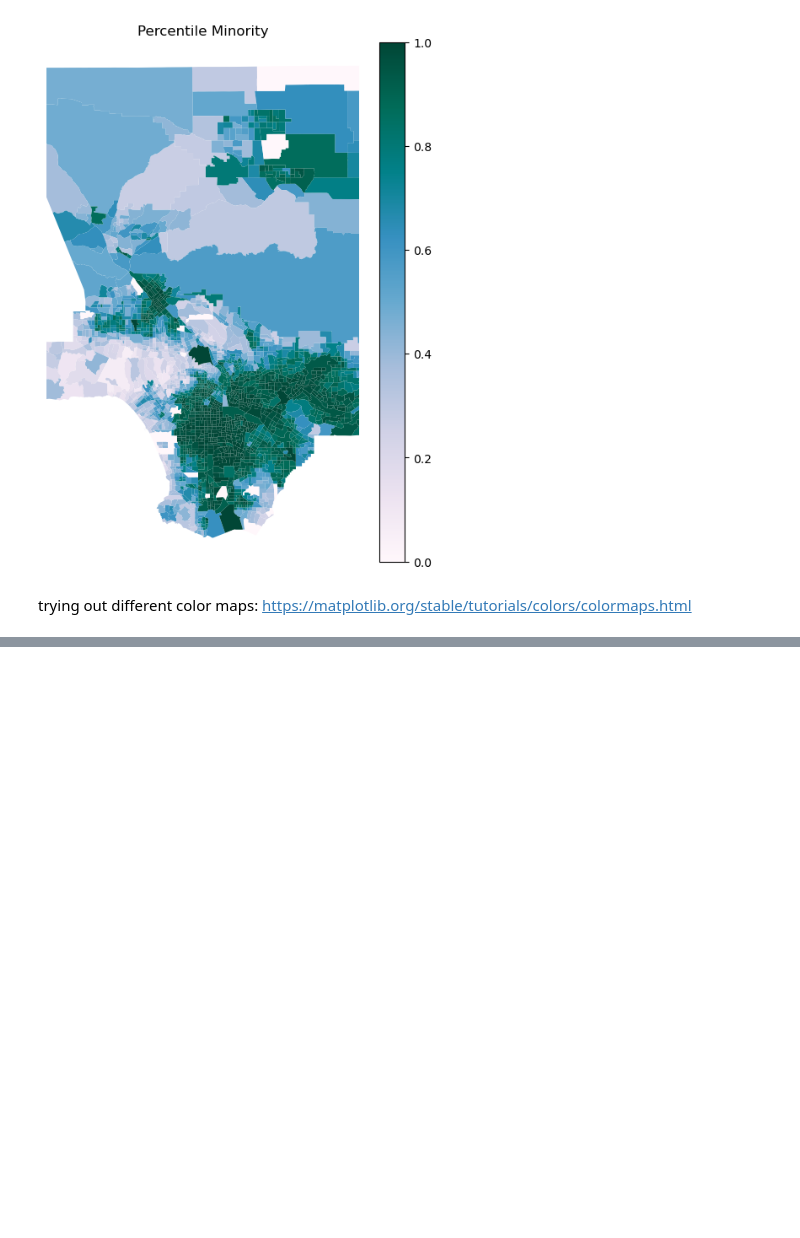
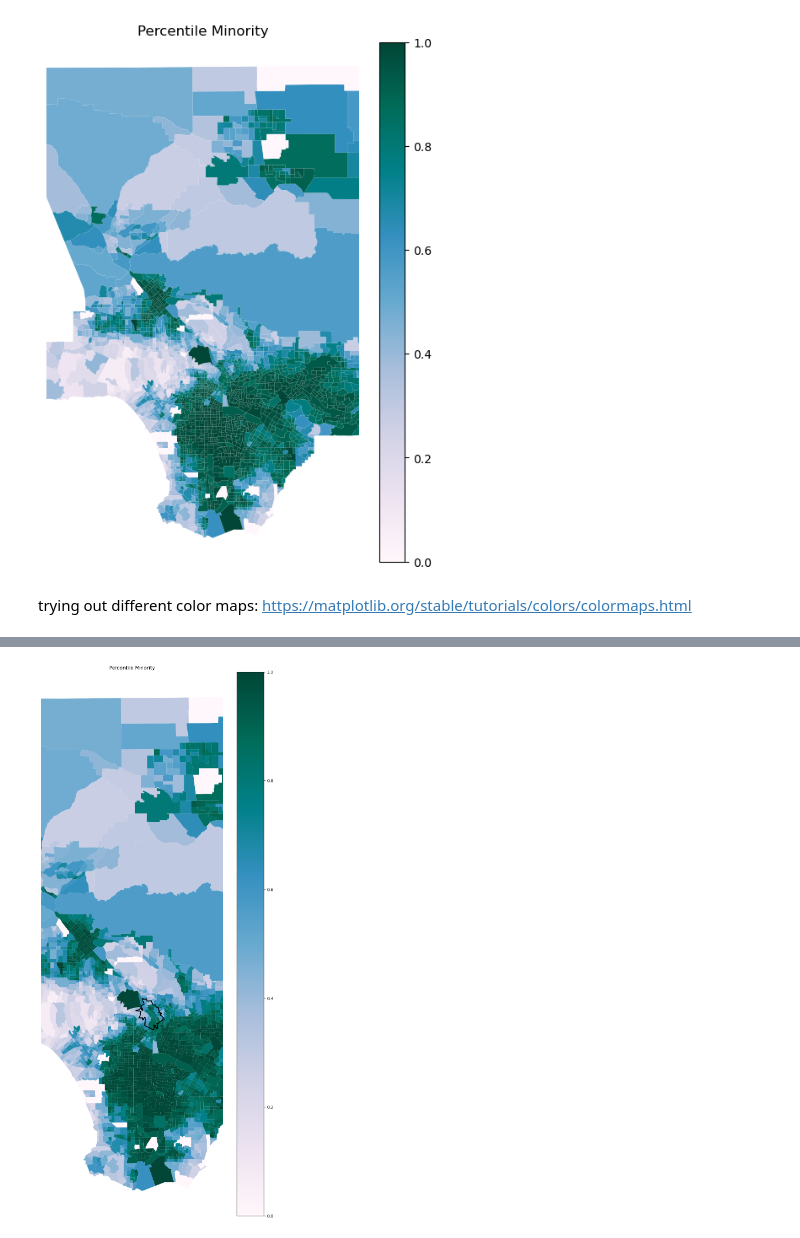
Before and after one commit to oarenaucla/tyesej, a Jupyter notebook: tyesejscreen.ipynb, the cells around one changed output, grey strips where cells are left out. Saved outputs shown, nothing was run; the diff lists cells and outputs as text; code cells hidden in the pictures; blank space fills up the shorter version.

Commit message:
line boundary
boundaries 1 2 3

```diff
--- a/tyesejscreen.ipynb
+++ b/tyesejscreen.ipynb
@@ -242,3 +242,5 @@ plt.savefig("Percentile Minority green.png", transparent=True)
 [figure]
 # %% [markdown]
 trying out different color maps: https://matplotlib.org/stable/tutorials/colors/colormaps.html
+# %%
+tyes1_FIPS = ["06037302506", "06037302505", "06037185204", "06037185203", "06037302401","06037185100", "06037185202", "06037185310", "06037187300", "06037186301", "06037187200", "06037186401", "06037187102", "06037195100", "06037188201", "06037187101","06037186404", "06037186403", "06037186302", "06037185320", "06037197410", "06037197300","06037197200", "06037188300", "06037197420", "06037199000", "06037980010"]
@@ -244,0 +267,4 @@ trying out different color maps: https://matplotlib.org/stable/tutorials/colors/
+# %%
+tyes1_tracts = tracts[tracts['FIPS'].isin(tyes1_FIPS)]
+
+tyes1_boundary = tyes1_tracts.dissolve()
@@ -244,0 +291,17 @@ trying out different color maps: https://matplotlib.org/stable/tutorials/colors/
+# %%
+fig, ax = plt.subplots(figsize = (12,24))
+tyes_ej.plot(column = 'MINORPCT',legend=True,
+  legend_kwds={'orientation': "vertical"},classification_kwds={'bins':[0.25, 0.5,0.75,1]},cmap = 'PuBuGn',ax=ax)
+
+ax.axis('off')
+minx,miny,maxx,maxy = tyes_ej.total_bounds
+# set the x and y limits manually
+ax.set_xlim(minx+.4,maxx-0.4) # zooming in just a bit
+tyes1_boundary.geometry.boundary.plot(color=None,edgecolor='black',linewidth = 2,ax=ax)
+
+#ctx.add_basemap(ax, source=ctx.providers.Stamen.TonerLite, crs=3857)
+
+plt.title('Percentile Minority')
+plt.savefig("Percentile Minority green.png", transparent=True)
+# %% [output]
+[figure, added]
```
Also changed, not shown: parts of 14 cells of this notebook, 3 other files.
